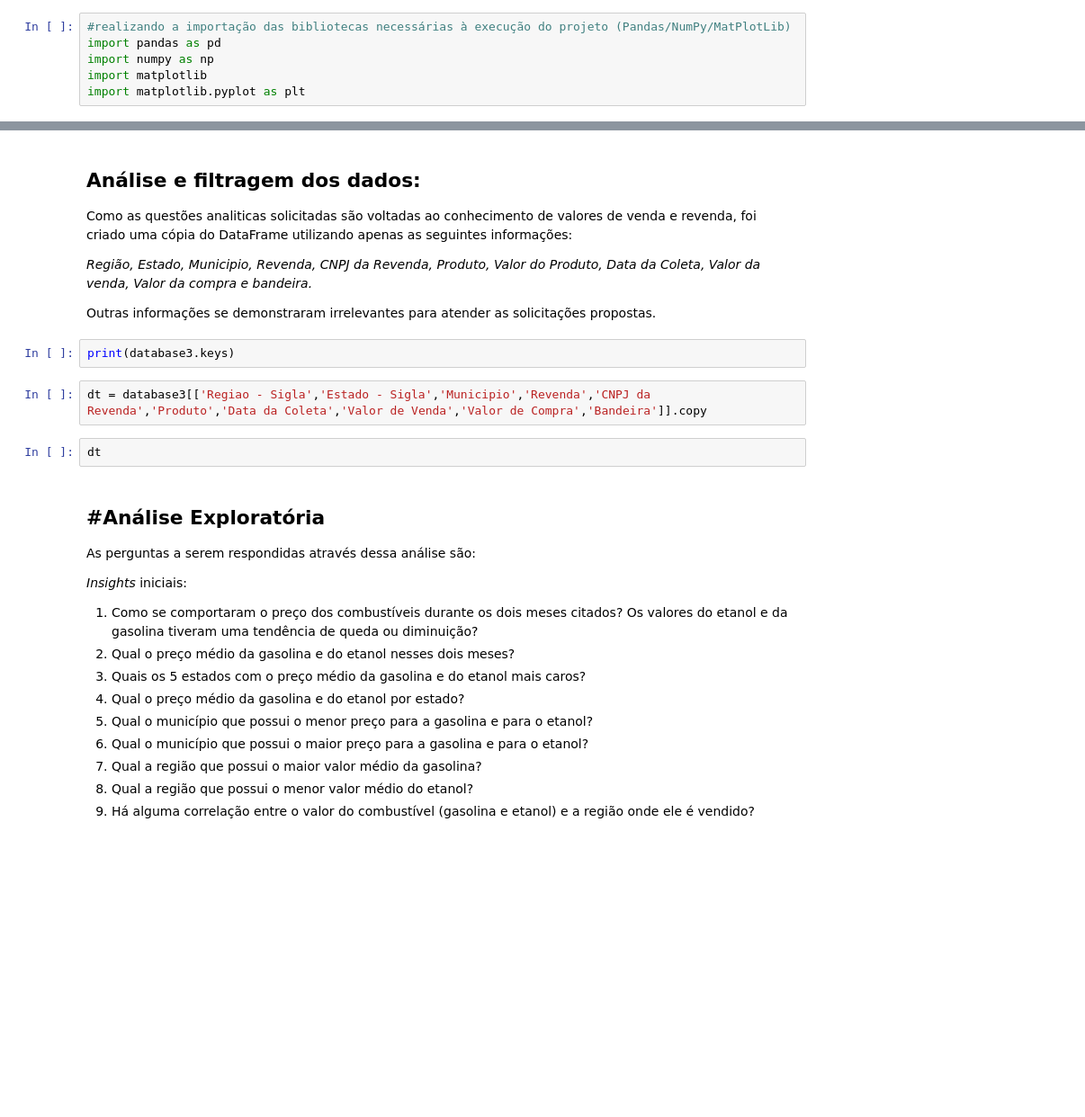
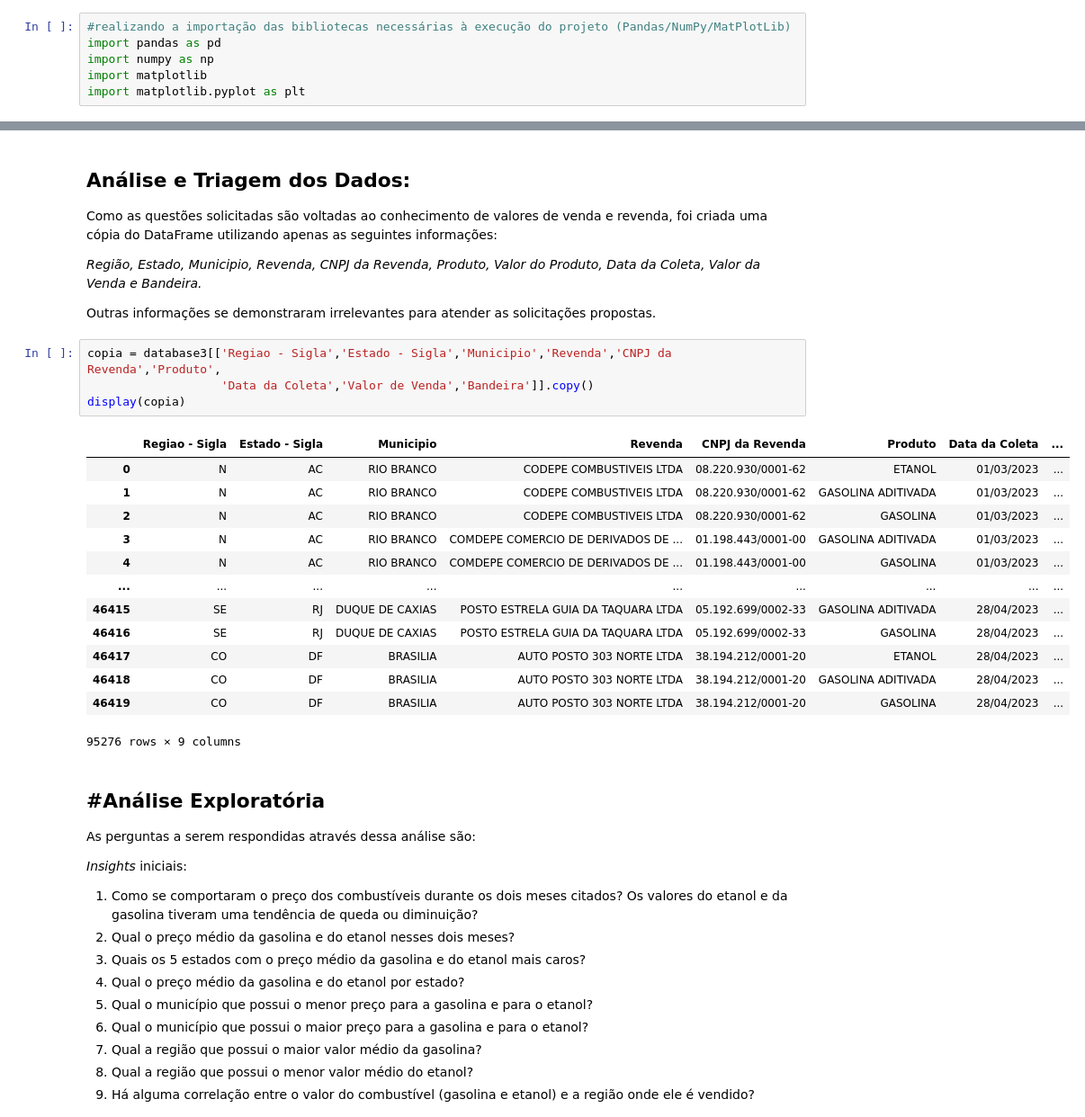
Before and after one commit to mouravitor313/Projeto-em-Grupo-Modulo-4, a Jupyter notebook: [M4]_Projeto_em_Grupo.ipynb, the cells around one changed output, grey strips where cells are left out. Shown at 90% size. Drawn from its saved outputs; the diff is of its cells as text; blank space fills up the shorter version.

Commit message:
triagem dos csv

```diff
--- a/[M4]_Projeto_em_Grupo.ipynb
+++ b/[M4]_Projeto_em_Grupo.ipynb
@@ -65,18 +65,30 @@ Warning: total number of rows (95276) exceeds max_rows (20000). Limiting to firs
 # %% [markdown]
-**Análise e filtragem dos dados:**
+**Análise e Triagem dos Dados:**
 ---
 
-Como as questões analiticas solicitadas são voltadas ao conhecimento de valores de venda e revenda, foi criado uma cópia do DataFrame utilizando apenas as seguintes informações:
+Como as questões solicitadas são voltadas ao conhecimento de valores de venda e revenda, foi criada uma cópia do DataFrame utilizando apenas as seguintes informações:
 
-*Região, Estado, Municipio, Revenda, CNPJ da Revenda, Produto, Valor do Produto, Data da Coleta, Valor da venda, Valor da compra e bandeira.*
+*Região, Estado, Municipio, Revenda, CNPJ da Revenda, Produto, Valor do Produto, Data da Coleta, Valor da Venda e Bandeira.*
 
 Outras informações se demonstraram irrelevantes para atender as solicitações propostas.
-# %%
-print(database3.keys)
 # %%
-dt = database3[['Regiao - Sigla','Estado - Sigla','Municipio','Revenda','CNPJ da Revenda','Produto','Data da Coleta','Valor de Venda','Valor de Compra','Bandeira']].copy
+copia = database3[['Regiao - Sigla','Estado - Sigla','Municipio','Revenda','CNPJ da Revenda','Produto',
+                   'Data da Coleta','Valor de Venda','Bandeira']].copy()
+display(copia)
+# %% [output]
+|  | Regiao - Sigla | Estado - Sigla | Municipio | Revenda | CNPJ da Revenda | Produto | Data da Coleta | ... |
+| 0 | N | AC | RIO BRANCO | CODEPE COMBUSTIVEIS LTDA | 08.220.930/0001-62 | ETANOL | 01/03/2023 | ... |
+| 1 | N | AC | RIO BRANCO | CODEPE COMBUSTIVEIS LTDA | 08.220.930/0001-62 | GASOLINA ADITIVADA | 01/03/2023 | ... |
+| 2 | N | AC | RIO BRANCO | CODEPE COMBUSTIVEIS LTDA | 08.220.930/0001-62 | GASOLINA | 01/03/2023 | ... |
+| 3 | N | AC | RIO BRANCO | COMDEPE COMERCIO DE DERIVADOS DE ... | 01.198.443/0001-00 | GASOLINA ADITIVADA | 01/03/2023 | ... |
+| 4 | N | AC | RIO BRANCO | COMDEPE COMERCIO DE DERIVADOS DE ... | 01.198.443/0001-00 | GASOLINA | 01/03/2023 | ... |
+| ... | ... | ... | ... | ... | ... | ... | ... | ... |
+| 46415 | SE | RJ | DUQUE DE CAXIAS | POSTO ESTRELA GUIA DA TAQUARA LTDA | 05.192.699/0002-33 | GASOLINA ADITIVADA | 28/04/2023 | ... |
+| 46416 | SE | RJ | DUQUE DE CAXIAS | POSTO ESTRELA GUIA DA TAQUARA LTDA | 05.192.699/0002-33 | GASOLINA | 28/04/2023 | ... |
+| 46417 | CO | DF | BRASILIA | AUTO POSTO 303 NORTE LTDA | 38.194.212/0001-20 | ETANOL | 28/04/2023 | ... |
+| 46418 | CO | DF | BRASILIA | AUTO POSTO 303 NORTE LTDA | 38.194.212/0001-20 | GASOLINA ADITIVADA | 28/04/2023 | ... |
+| 46419 | CO | DF | BRASILIA | AUTO POSTO 303 NORTE LTDA | 38.194.212/0001-20 | GASOLINA | 28/04/2023 | ... |
+95276 rows × 9 columns
-# %%
-dt
 # %% [markdown]
 #Análise Exploratória
 ---
```
Also changed, not shown: parts of 2 cells of this notebook.
